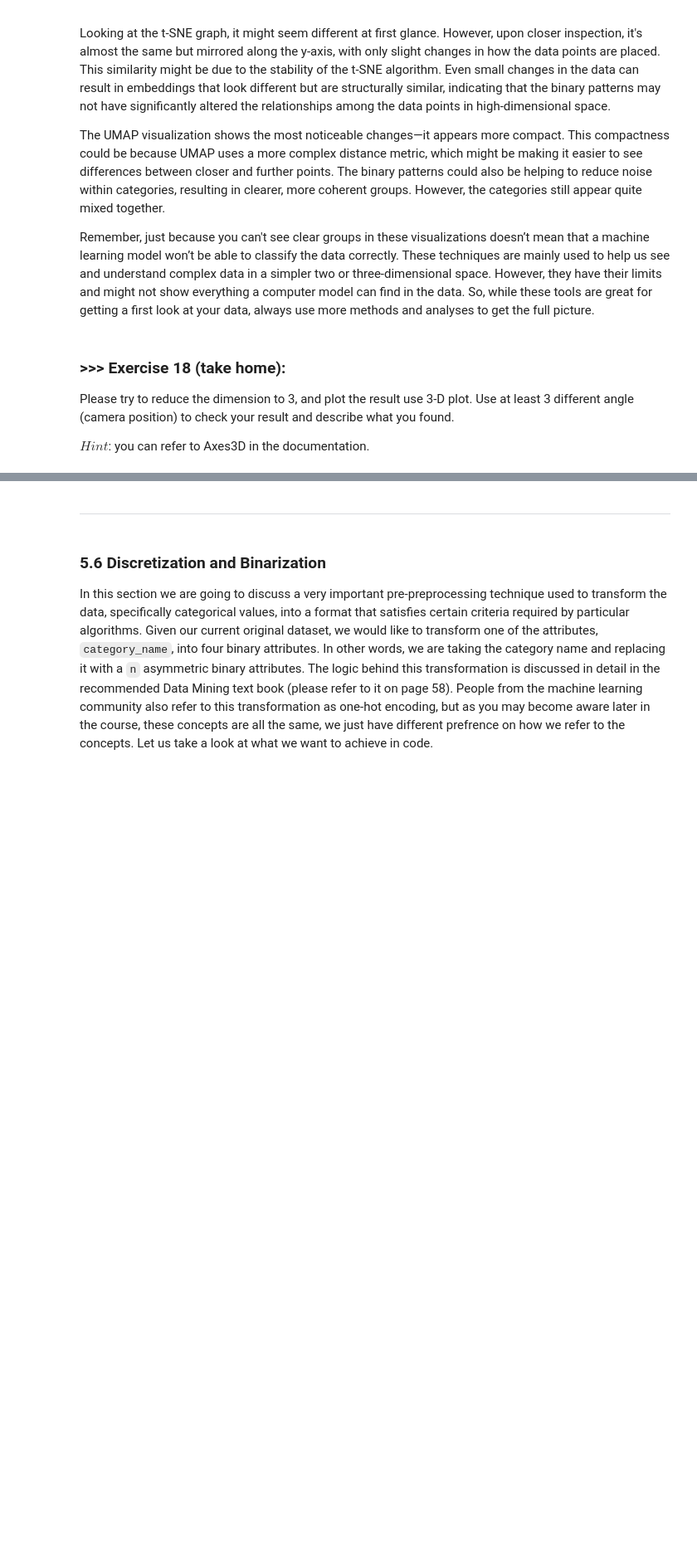
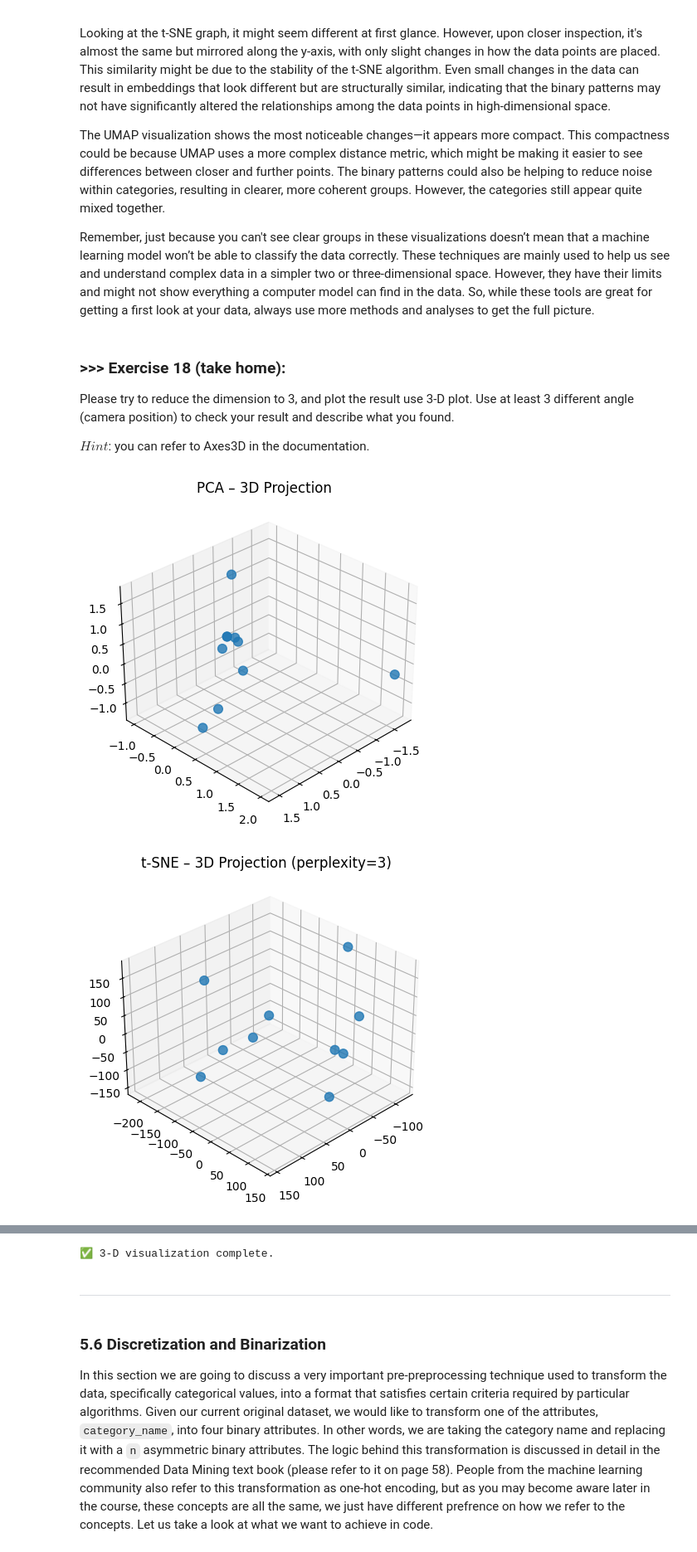
Before and after one commit to Slee08-tech/DM2025-Lab1-Announcement, a Jupyter notebook: notebook7855510629.ipynb, the cells around one changed output, grey strips where cells are left out. Shown at 83% size. Cells and saved outputs as stored; diff of their text form; code cells hidden in the pictures; blank space fills up the shorter version.

```diff
--- a/notebook7855510629.ipynb
+++ b/notebook7855510629.ipynb
@@ -2128,0 +2451,58 @@ $Hint$: you can refer to Axes3D in the documentation.
+# %%
+#Answer Here
+# ============================================================
+# Exercise 18 – 3D Visualization of Dimensionality Reduction
+# ============================================================
+import numpy as np, pandas as pd, matplotlib.pyplot as plt
+from sklearn.feature_extraction.text import CountVectorizer
+from sklearn.decomposition import PCA
+from sklearn.manifold import TSNE
+from mpl_toolkits.mplot3d import Axes3D
+
+# 1️⃣ Ensure augmented_df exists
+if 'augmented_df' not in globals():
+    V = CountVectorizer(stop_words='english')
+    M0 = V.fit_transform(X['text'].astype(str))
+    augmented_df = pd.DataFrame(M0.toarray(), columns=V.get_feature_names_out())
+
+# 2️⃣ Clean numeric matrix
+M = (augmented_df.select_dtypes(include=[np.number])
+                 .replace([np.inf, -np.inf], np.nan).fillna(0.0)).astype(np.float32)
+M = M.loc[:, (M.sum(axis=0) > 0)]
+n = M.shape[0]
+perp = max(2, min(30, n // 3 if n // 3 > 0 else 2))
+
+# 3️⃣ Compute 3-D embeddings
+X_pca3  = PCA(n_components=3, random_state=42).fit_transform(M)
+pca_50  = min(50, M.shape[1], max(2, n-1))
+X_red   = PCA(n_components=pca_50, random_state=42).fit_transform(M)
+X_tsne3 = TSNE(n_components=3, random_state=42, perplexity=perp, init='pca').fit_transform(X_red)
+
+try:
+    import umap
+    X_umap3 = umap.UMAP(n_components=3, random_state=42).fit_transform(M)
+    have_umap = True
+except Exception:
+    X_umap3, have_umap = None, False
+
+# 4️⃣ 3-D plot helper
+def plot_3d(X3, title):
+    if X3 is None: return
+    fig = plt.figure(figsize=(6,5))
+    ax = fig.add_subplot(111, projection='3d')
+    ax.scatter(X3[:,0], X3[:,1], X3[:,2], s=60, alpha=0.8)
+    ax.set_title(title)
+    for elev, azim in [(30,45), (60,120), (15,240)]:
+        ax.view_init(elev=elev, azim=azim)
+        plt.show()
+
+# 5️⃣ Plot results from 3 camera angles each
+plot_3d(X_pca3,  "PCA – 3D Projection")
+plot_3d(X_tsne3, f"t-SNE – 3D Projection (perplexity={perp})")
+if have_umap:
+    plot_3d(X_umap3, "UMAP – 3D Projection")
+
+print("✅ 3-D visualization complete.")
+# %% [output]
+[figure, added]
+[figure, added]
@@ -2129,3 +2510,4 @@ $Hint$: you can refer to Axes3D in the documentation.
+✅ 3-D visualization complete.
 # %% [markdown]
 ---
 # %% [markdown]
```
Also changed, not shown: parts of 46 cells of this notebook.
